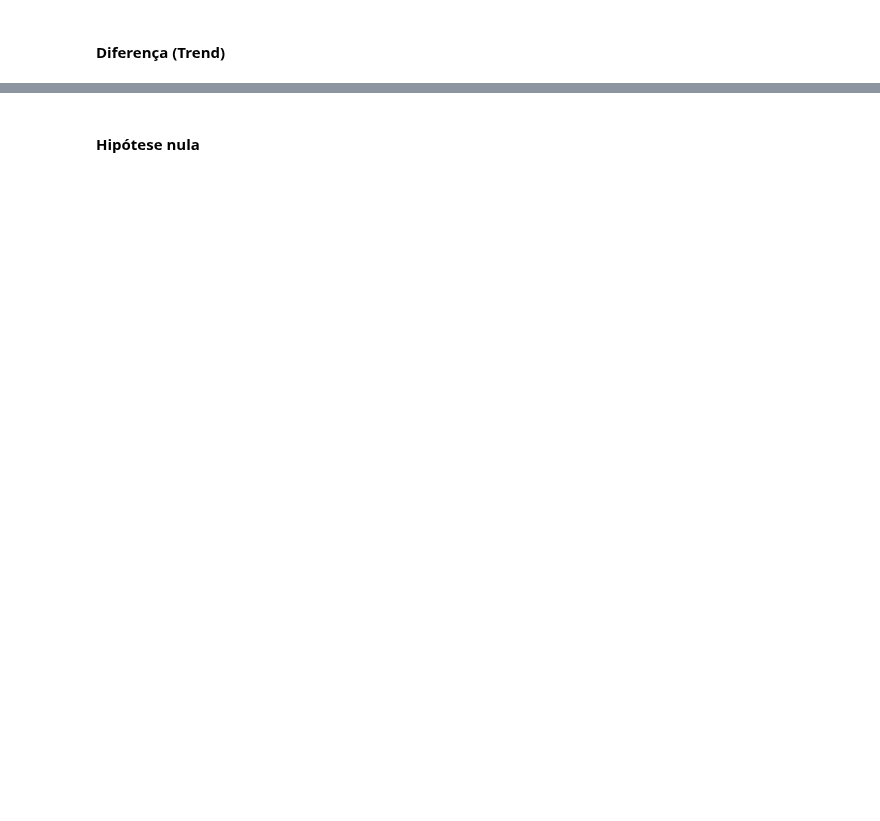
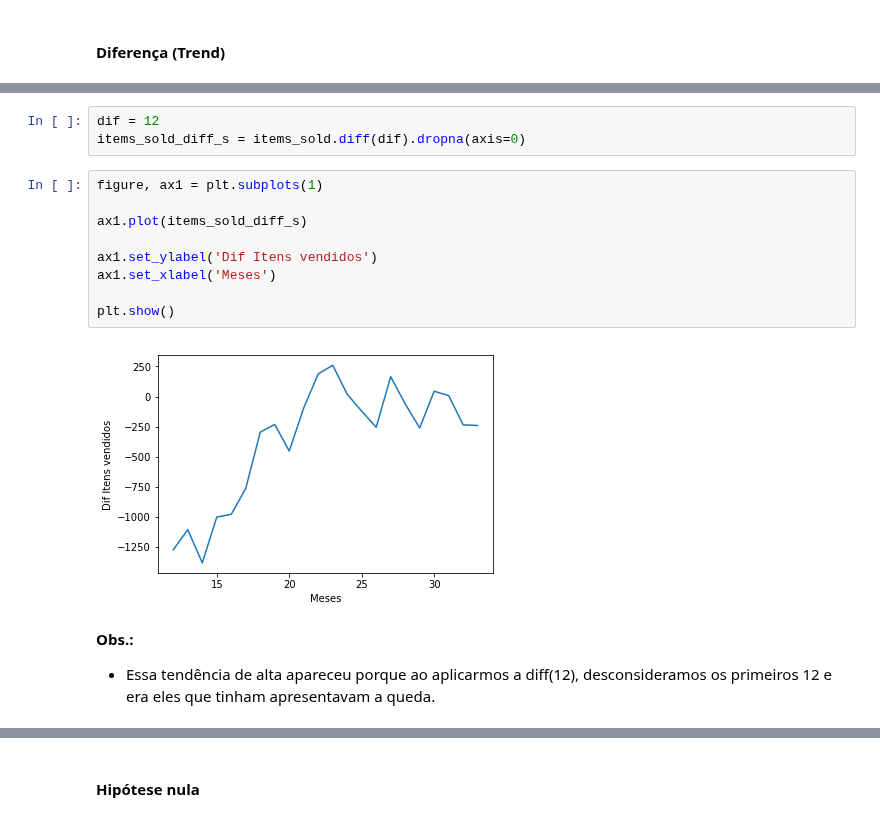
Before and after one commit to RGivisiez/Adv_ML, a Jupyter notebook: 4. ARIMA - SARIMA.ipynb, the cells around one changed output, grey strips where cells are left out. Drawn from its saved outputs; the diff is of its cells as text; blank space fills up the shorter version.

```diff
--- a/4. ARIMA - SARIMA.ipynb
+++ b/4. ARIMA - SARIMA.ipynb
@@ -404,0 +444,17 @@ plt.show()
+# %%
+dif = 12
+items_sold_diff_s = items_sold.diff(dif).dropna(axis=0)
+# %%
+figure, ax1 = plt.subplots(1)
+
+ax1.plot(items_sold_diff_s)
+
+ax1.set_ylabel('Dif Itens vendidos')
+ax1.set_xlabel('Meses')
+
+plt.show()
+# %% [output]
+[figure, added]
+# %% [markdown]
+**Obs.:**
+- Essa tendência de alta apareceu porque ao aplicarmos a diff(12), desconsideramos os primeiros 12 e era eles que tinham apresentavam a queda.
```
Also changed, not shown: parts of 57 cells of this notebook.
